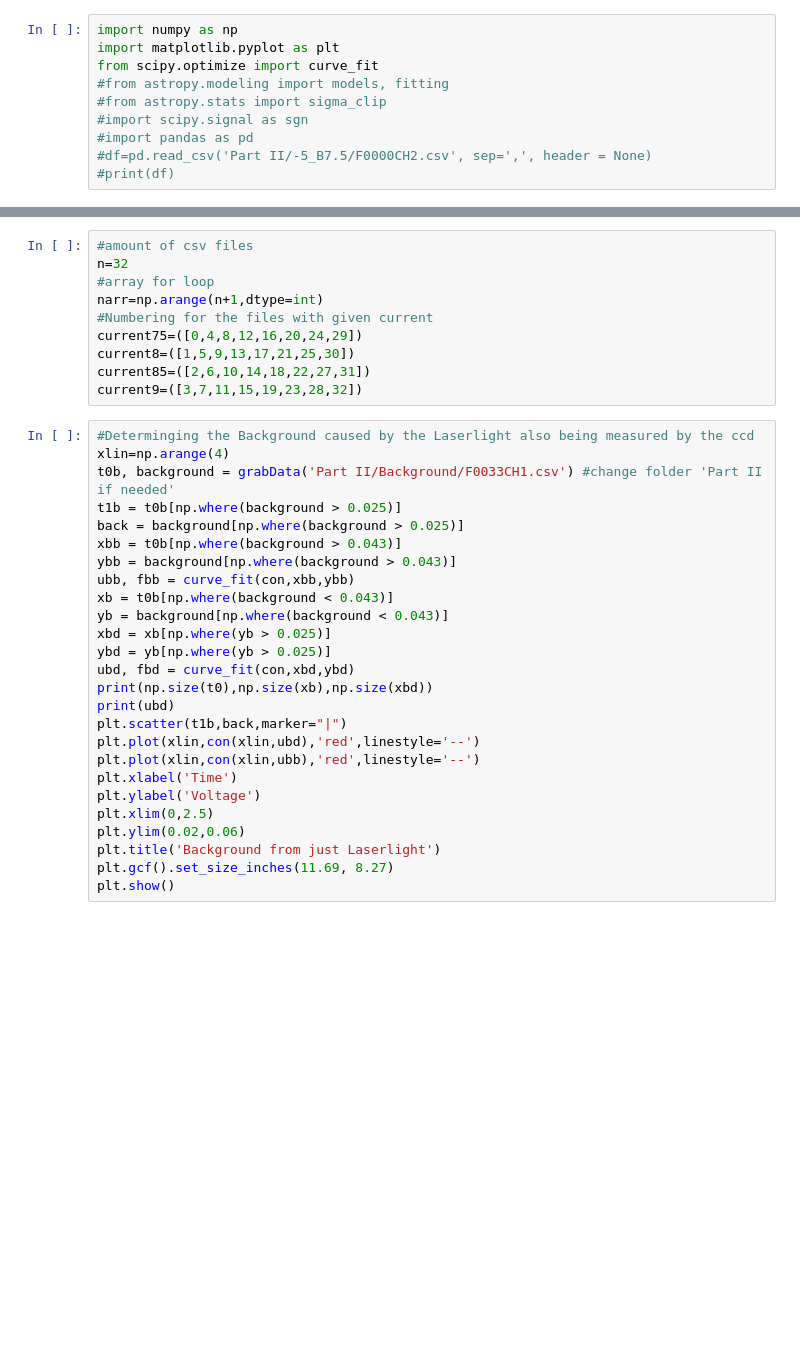
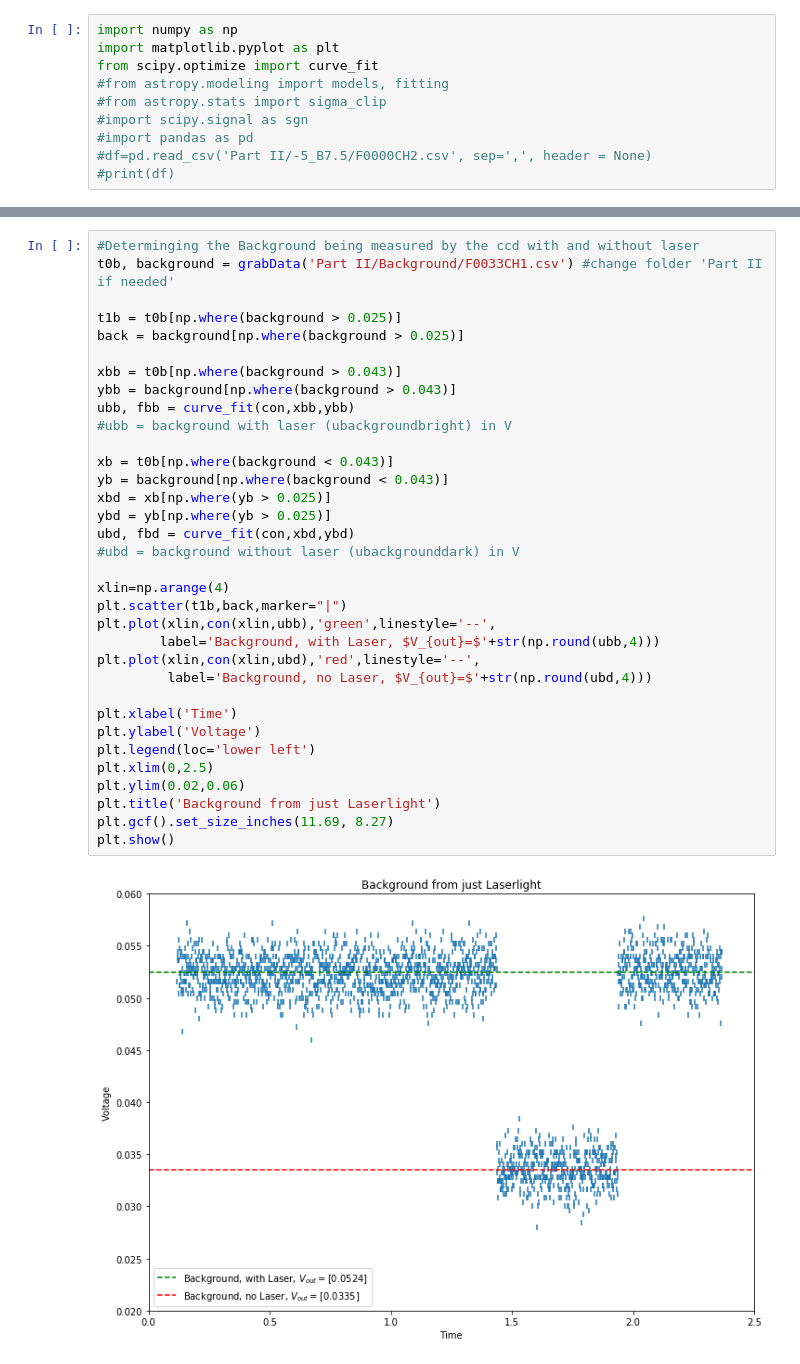
Before and after one commit to anananlyjlyj/physics-FP-Uni-HD, a Jupyter notebook: F20 Magneto-optical Trap/Part II.ipynb, the cells around one changed output, grey strips where cells are left out. Saved outputs shown, nothing was run; the diff lists cells and outputs as text; blank space fills up the shorter version.

```diff
--- a/F20 Magneto-optical Trap/Part II.ipynb
+++ b/F20 Magneto-optical Trap/Part II.ipynb
@@ -31,37 +79,37 @@ def conversion():
-# %%
-#amount of csv files
-n=32
-#array for loop
-narr=np.arange(n+1,dtype=int)
-#Numbering for the files with given current
-current75=([0,4,8,12,16,20,24,29])
-current8=([1,5,9,13,17,21,25,30])
-current85=([2,6,10,14,18,22,27,31])
-current9=([3,7,11,15,19,23,28,32])
 # %%
-#Determinging the Background caused by the Laserlight also being measured by the ccd
-xlin=np.arange(4)
+#Determinging the Background being measured by the ccd with and without laser
 t0b, background = grabData('Part II/Background/F0033CH1.csv') #change folder 'Part II if needed'
+
 t1b = t0b[np.where(background > 0.025)]
 back = background[np.where(background > 0.025)]
+
 xbb = t0b[np.where(background > 0.043)]
 ybb = background[np.where(background > 0.043)]
 ubb, fbb = curve_fit(con,xbb,ybb)
+#ubb = background with laser (ubackgroundbright) in V
+
 xb = t0b[np.where(background < 0.043)]
 yb = background[np.where(background < 0.043)]
 xbd = xb[np.where(yb > 0.025)]
 ybd = yb[np.where(yb > 0.025)]
 ubd, fbd = curve_fit(con,xbd,ybd)
-print(np.size(t0),np.size(xb),np.size(xbd))
-print(ubd)
+#ubd = background without laser (ubackgrounddark) in V
+
+xlin=np.arange(4)
 plt.scatter(t1b,back,marker="|")
-plt.plot(xlin,con(xlin,ubd),'red',linestyle='--')
-plt.plot(xlin,con(xlin,ubb),'red',linestyle='--')
+plt.plot(xlin,con(xlin,ubb),'green',linestyle='--',
+        label='Background, with Laser, $V_{out}=$'+str(np.round(ubb,4)))
+plt.plot(xlin,con(xlin,ubd),'red',linestyle='--',
+         label='Background, no Laser, $V_{out}=$'+str(np.round(ubd,4)))
+
 plt.xlabel('Time')
 plt.ylabel('Voltage')
+plt.legend(loc='lower left')
 plt.xlim(0,2.5)
 plt.ylim(0.02,0.06)
 plt.title('Background from just Laserlight')
 plt.gcf().set_size_inches(11.69, 8.27)
 plt.show()
+# %% [output]
+[figure, added]
 # %%
```
Also changed, not shown: parts of 6 cells of this notebook.
